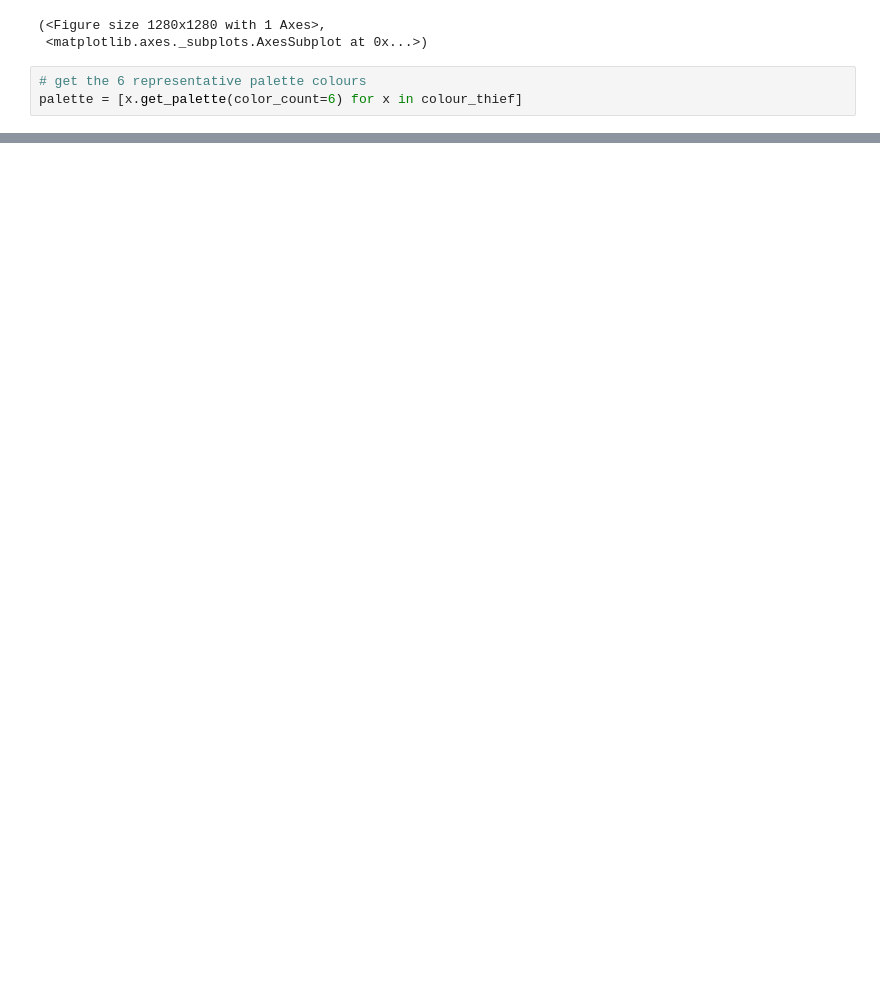
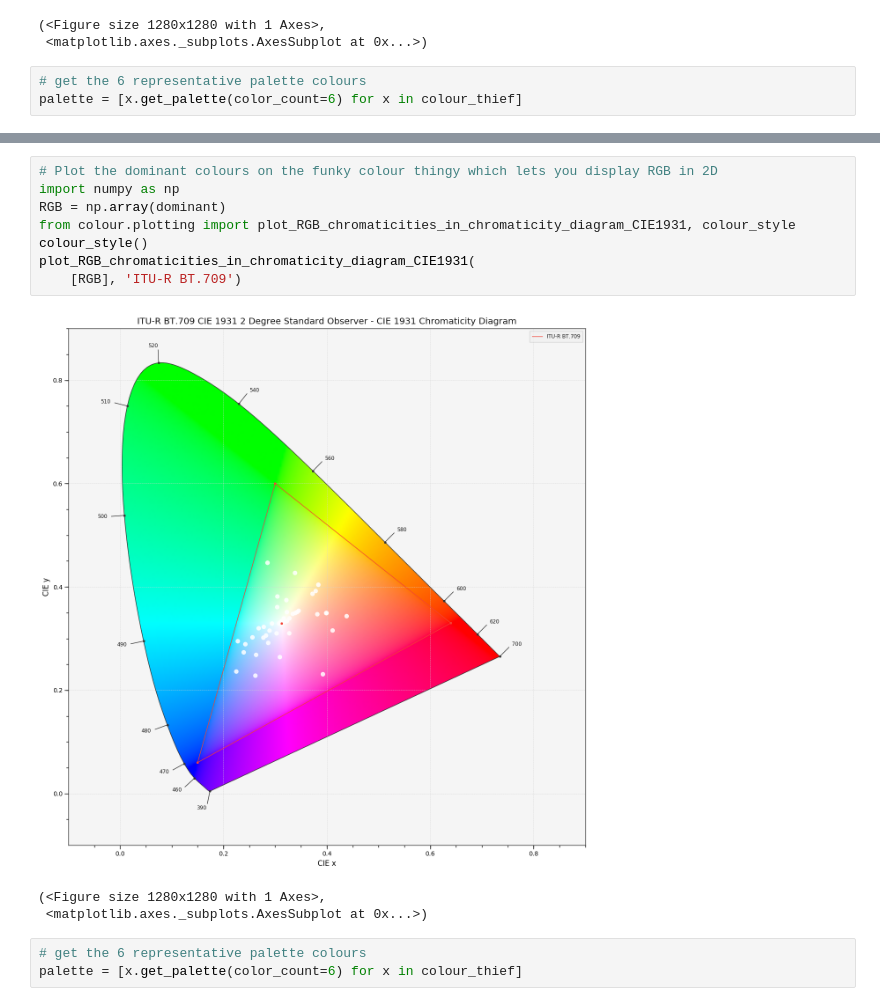
Before and after one commit to markbasham/BoardGameColour, a Jupyter notebook: BoardgameGeekColourMapper.ipynb, the cells around one changed output, grey strips where cells are left out. Saved outputs shown, nothing was run; the diff lists cells and outputs as text; blank space fills up the shorter version.

```diff
--- a/BoardgameGeekColourMapper.ipynb
+++ b/BoardgameGeekColourMapper.ipynb
@@ -47,0 +62,15 @@ plot_RGB_chromaticities_in_chromaticity_diagram_CIE1931(
+# %%
+# Plot the dominant colours on the funky colour thingy which lets you display RGB in 2D
+import numpy as np
+RGB = np.array(dominant)
+from colour.plotting import plot_RGB_chromaticities_in_chromaticity_diagram_CIE1931, colour_style
+colour_style()
+plot_RGB_chromaticities_in_chromaticity_diagram_CIE1931(
+    [RGB], 'ITU-R BT.709')
+# %% [output]
+[figure, added]
+(<Figure size 1280x1280 with 1 Axes>,
+ <matplotlib.axes._subplots.AxesSubplot at 0x...>)
+# %%
+# get the 6 representative palette colours
+palette = [x.get_palette(color_count=6) for x in colour_thief]
```
Also changed, not shown: parts of 20 cells of this notebook, 2 other files.
